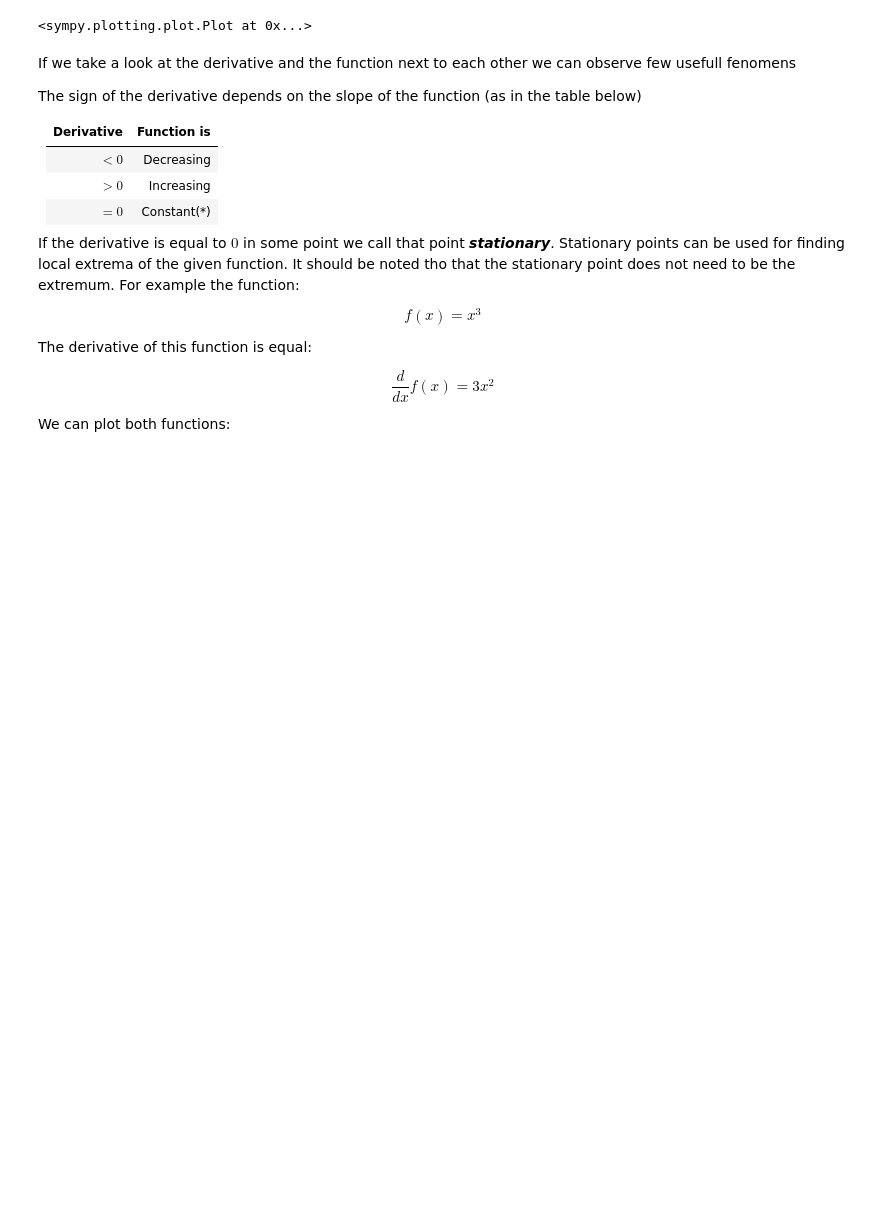
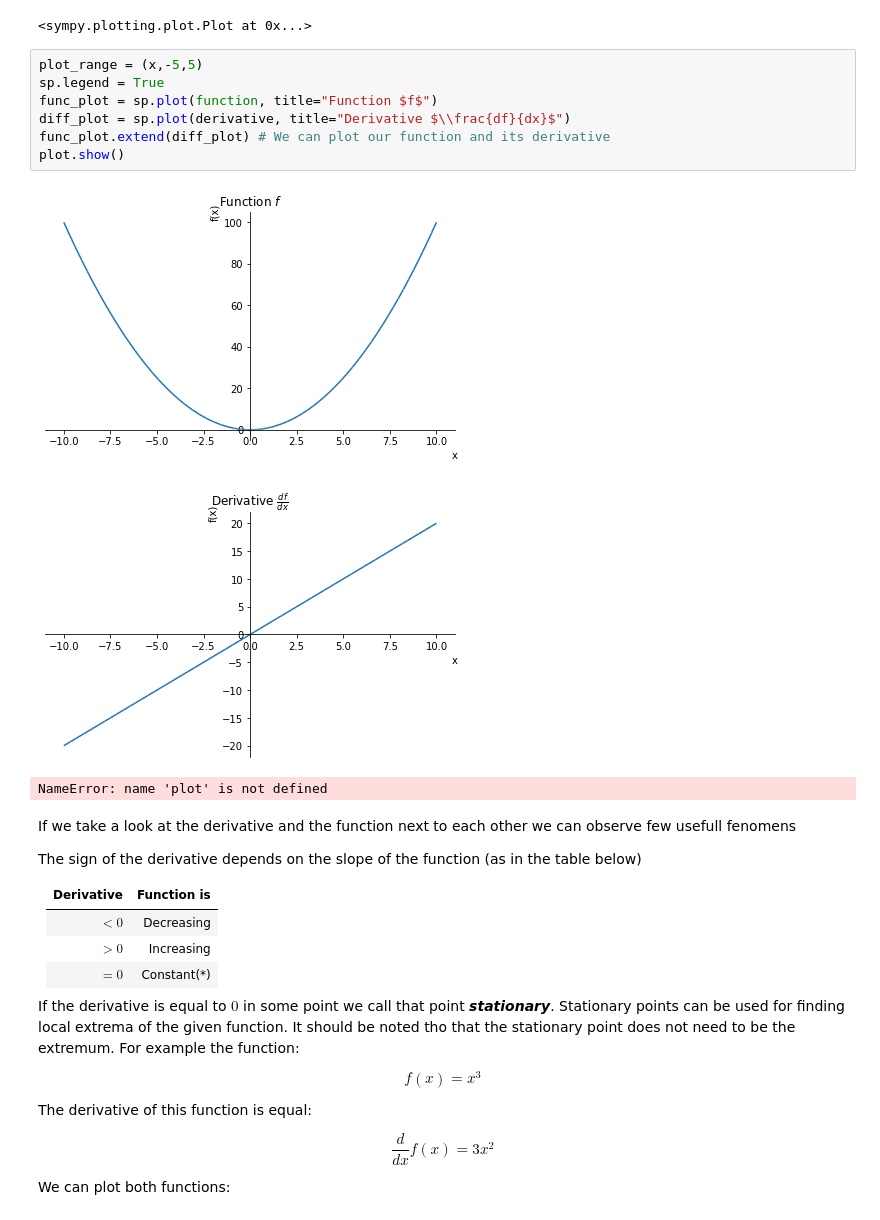
Before and after one commit to mateuszkojro/calculus, a Jupyter notebook: Derivatives.ipynb, the cells around one changed output. Saved outputs shown, nothing was run; the diff lists cells and outputs as text; blank space fills up the shorter version.

Commit message:
Fix figure

```diff
--- a/Derivatives.ipynb
+++ b/Derivatives.ipynb
@@ -76,6 +75,17 @@ sp.plot((function, plot_range), (derivative, plot_range)) # We can plot our func
 # %% [output]
 [figure]
 <sympy.plotting.plot.Plot at 0x...>
+# %%
+plot_range = (x,-5,5)
+sp.legend = True
+func_plot = sp.plot(function, title="Function $f$")
+diff_plot = sp.plot(derivative, title="Derivative $\\frac{df}{dx}$")
+func_plot.extend(diff_plot) # We can plot our function and its derivative
+plot.show()
+# %% [output]
+[figure, added]
+[figure, added]
+NameError: name 'plot' is not defined
 # %% [markdown]
 If we take a look at the derivative and the function next to each other we can observe few usefull fenomens
 
```
Also changed, not shown: parts of 5 cells of this notebook.
